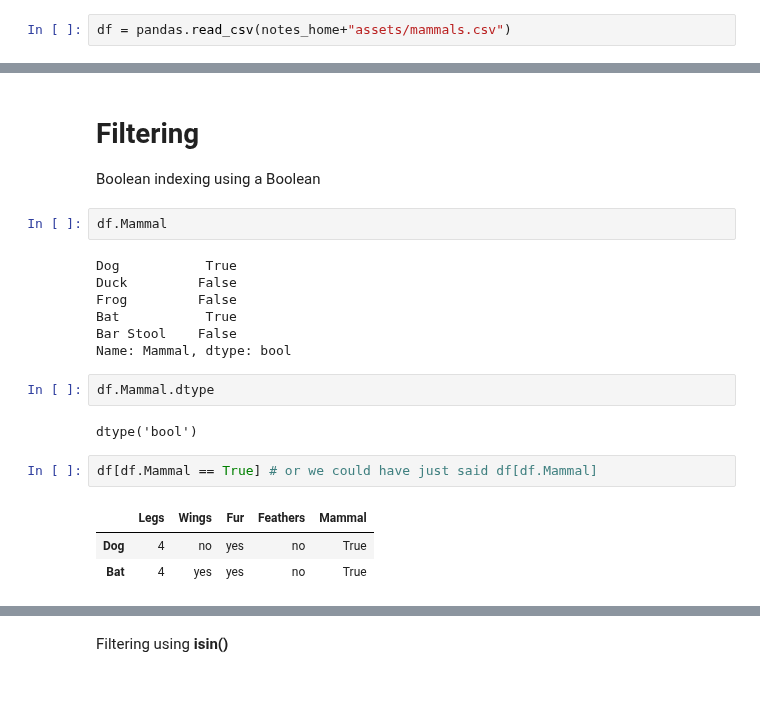
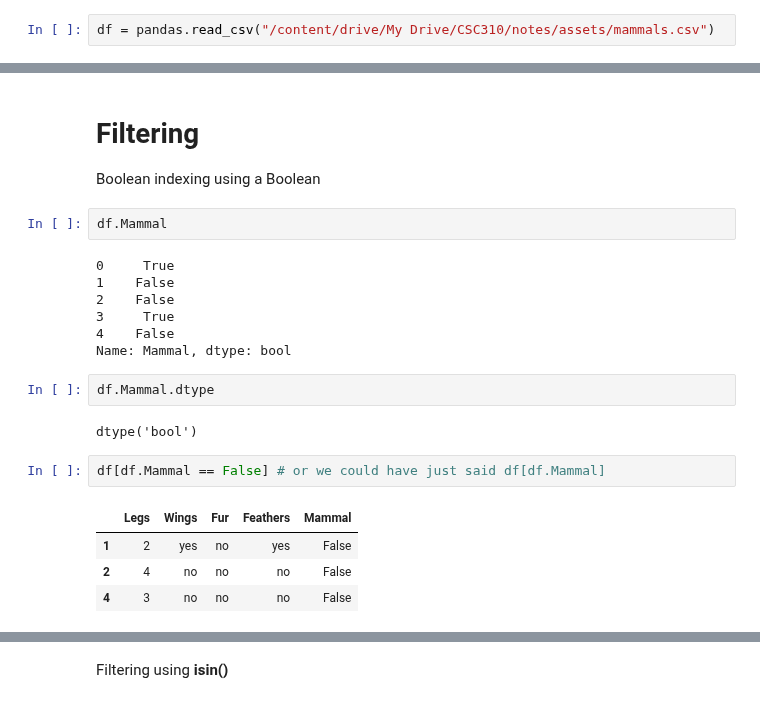
Before and after one commit to IndraniMandal/CSC310-S20, a Jupyter notebook: 08-data-manipulation-pandas.ipynb, the cells around one changed output, grey strips where cells are left out. Saved outputs shown, nothing was run; the diff lists cells and outputs as text.

```diff
--- a/08-data-manipulation-pandas.ipynb
+++ b/08-data-manipulation-pandas.ipynb
@@ -27,7 +29,7 @@ The most often used meta data with Pandas are the **column names** and the **ind
 import pandas
 import numpy # for random number generation
 # %%
-df = pandas.read_csv(notes_home+"assets/mammals.csv")
+df = pandas.read_csv("/content/drive/My Drive/CSC310/notes/assets/mammals.csv")
 # %%
 df
 # %% [output]
@@ -144,19 +146,20 @@ Boolean indexing using a Boolean
 # %%
 df.Mammal
 # %% [output]
-Dog           True
-Duck         False
-Frog         False
-Bat           True
-Bar Stool    False
+0     True
+1    False
+2    False
+3     True
+4    False
 Name: Mammal, dtype: bool
 # %%
 df.Mammal.dtype
 # %% [output]
 dtype('bool')
 # %%
-df[df.Mammal == True] # or we could have just said df[df.Mammal]
+df[df.Mammal == False] # or we could have just said df[df.Mammal]
 # %% [output]
 |  | Legs | Wings | Fur | Feathers | Mammal |
-| Dog | 4 | no | yes | no | True |
-| Bat | 4 | yes | yes | no | True |
+| 1 | 2 | yes | no | yes | False |
+| 2 | 4 | no | no | no | False |
+| 4 | 3 | no | no | no | False |
```
Also changed, not shown: parts of 23 cells of this notebook.
